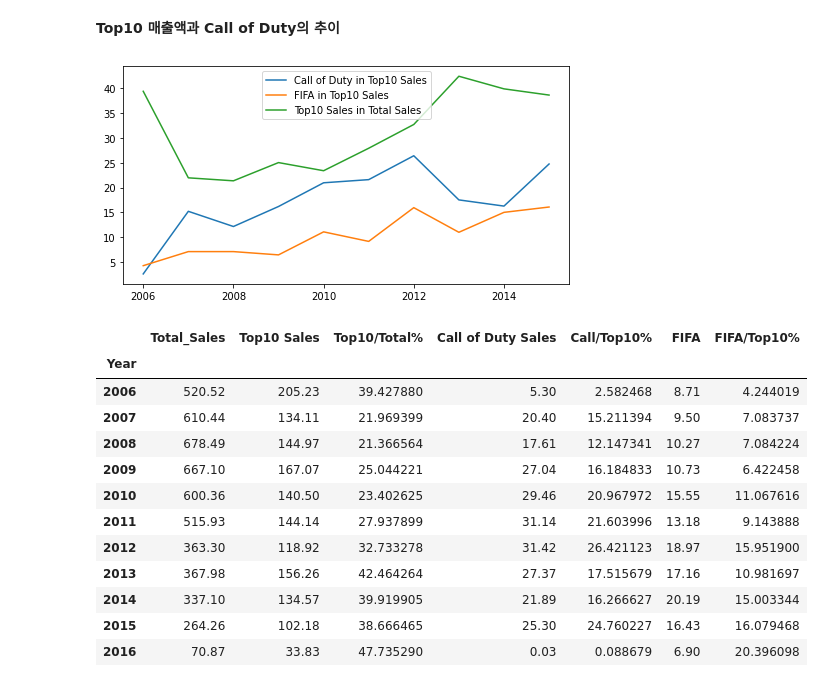
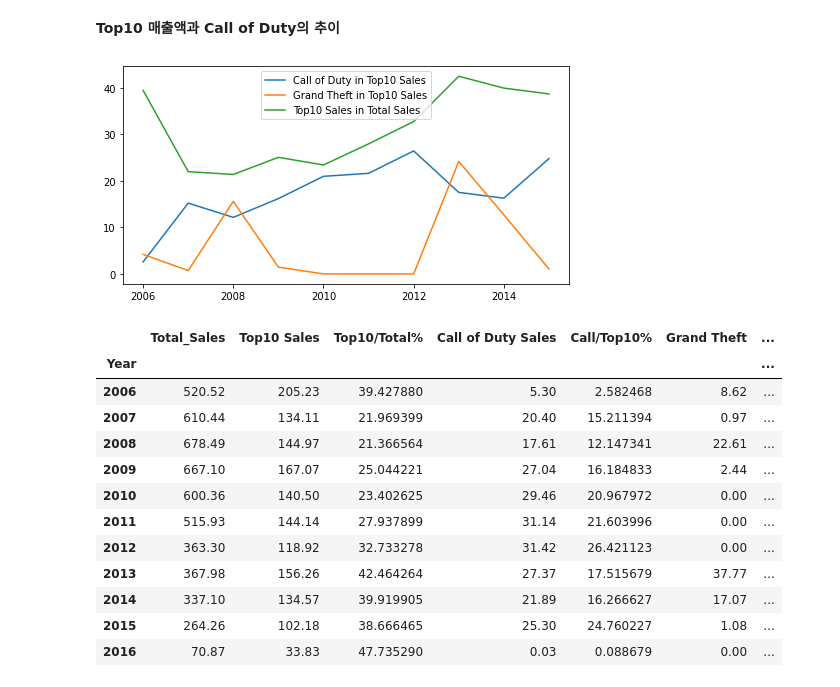
Before and after one commit to jiho-kang/Data_Analysis_Project, a Jupyter notebook: Video Game Sales/data_analysis_for_new_game_launching.ipynb, the cells around one changed output. Drawn from its saved outputs; the diff is of its cells as text; code cells hidden in the pictures.

```diff
--- a/Video Game Sales/data_analysis_for_new_game_launching.ipynb
+++ b/Video Game Sales/data_analysis_for_new_game_launching.ipynb
@@ -1003,44 +1006,49 @@ best_lst3
 # %%
 a = df_10.groupby('Year').Total_Sales.sum()
 
 b = top10sales[:-1]
 
 c = df_10[df_10.Name.str.contains('Call of Duty')].sort_values('Year',ascending=False)
 c= c.groupby('Year').Total_Sales.sum()
 
-d = df_10[df_10.Name.str.contains('FIFA')].sort_values('Year',ascending=False)
+d = df_10[df_10.Name.str.contains('Grand Theft')].sort_values('Year',ascending=False)
 d= d.groupby('Year').Total_Sales.sum()
+d.loc[2010]=0
+d.loc[2011]=0
+d.loc[2012]=0
+d.loc[2016]=0
+d.sort_index(inplace=True)
 
 
 cod_sales = pd.DataFrame({'Total_Sales':a, 'Top10 Sales': b, 'Top10/Total%': b/a*100,
                           'Call of Duty Sales': c, 'Call/Top10%': c/b*100,
-                          'FIFA':d, 'FIFA/Top10%': d/b*100
+                          'Grand Theft':d, 'Grand Theft/Top10%': d/b*100
                           })
 cod_sales.index = a.index
 
 plt.figure(figsize=(8,4))
 plt.plot(cod_ind[:-1],cod_sales['Call/Top10%'][:-1])
-plt.plot(cod_ind[:-1],cod_sales['FIFA/Top10%'][:-1])
+plt.plot(cod_ind[:-1],cod_sales['Grand Theft/Top10%'][:-1])
 plt.plot(cod_ind[:-1],cod_sales['Top10/Total%'][:-1])
 
 
-plt.legend(['Call of Duty in Top10 Sales','FIFA in Top10 Sales','Top10 Sales in Total Sales'])
+plt.legend(['Call of Duty in Top10 Sales','Grand Theft in Top10 Sales','Top10 Sales in Total Sales'])
 
 plt.show();
 
 cod_sales
 # %% [output]
-[figure, old version]
+[figure, new version]
-|  | Total_Sales | Top10 Sales | Top10/Total% | Call of Duty Sales | Call/Top10% | FIFA | FIFA/Top10% |
-| Year |  |  |  |  |  |  |  |
-| 2006 | 520.52 | 205.23 | 39.427880 | 5.30 | 2.582468 | 8.71 | 4.244019 |
-| 2007 | 610.44 | 134.11 | 21.969399 | 20.40 | 15.211394 | 9.50 | 7.083737 |
-| 2008 | 678.49 | 144.97 | 21.366564 | 17.61 | 12.147341 | 10.27 | 7.084224 |
-| 2009 | 667.10 | 167.07 | 25.044221 | 27.04 | 16.184833 | 10.73 | 6.422458 |
-| 2010 | 600.36 | 140.50 | 23.402625 | 29.46 | 20.967972 | 15.55 | 11.067616 |
-| 2011 | 515.93 | 144.14 | 27.937899 | 31.14 | 21.603996 | 13.18 | 9.143888 |
-| 2012 | 363.30 | 118.92 | 32.733278 | 31.42 | 26.421123 | 18.97 | 15.951900 |
-| 2013 | 367.98 | 156.26 | 42.464264 | 27.37 | 17.515679 | 17.16 | 10.981697 |
-| 2014 | 337.10 | 134.57 | 39.919905 | 21.89 | 16.266627 | 20.19 | 15.003344 |
-| 2015 | 264.26 | 102.18 | 38.666465 | 25.30 | 24.760227 | 16.43 | 16.079468 |
-| 2016 | 70.87 | 33.83 | 47.735290 | 0.03 | 0.088679 | 6.90 | 20.396098 |
+|  | Total_Sales | Top10 Sales | Top10/Total% | Call of Duty Sales | Call/Top10% | Grand Theft | ... |
+| Year |  |  |  |  |  |  | ... |
+| 2006 | 520.52 | 205.23 | 39.427880 | 5.30 | 2.582468 | 8.62 | ... |
+| 2007 | 610.44 | 134.11 | 21.969399 | 20.40 | 15.211394 | 0.97 | ... |
+| 2008 | 678.49 | 144.97 | 21.366564 | 17.61 | 12.147341 | 22.61 | ... |
+| 2009 | 667.10 | 167.07 | 25.044221 | 27.04 | 16.184833 | 2.44 | ... |
+| 2010 | 600.36 | 140.50 | 23.402625 | 29.46 | 20.967972 | 0.00 | ... |
+| 2011 | 515.93 | 144.14 | 27.937899 | 31.14 | 21.603996 | 0.00 | ... |
+| 2012 | 363.30 | 118.92 | 32.733278 | 31.42 | 26.421123 | 0.00 | ... |
+| 2013 | 367.98 | 156.26 | 42.464264 | 27.37 | 17.515679 | 37.77 | ... |
+| 2014 | 337.10 | 134.57 | 39.919905 | 21.89 | 16.266627 | 17.07 | ... |
+| 2015 | 264.26 | 102.18 | 38.666465 | 25.30 | 24.760227 | 1.08 | ... |
+| 2016 | 70.87 | 33.83 | 47.735290 | 0.03 | 0.088679 | 0.00 | ... |
```
Also changed, not shown: parts of 10 cells of this notebook.
